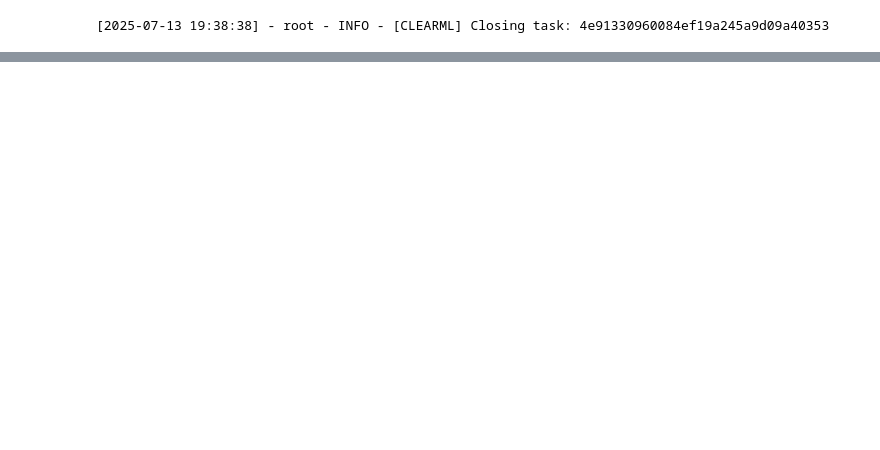
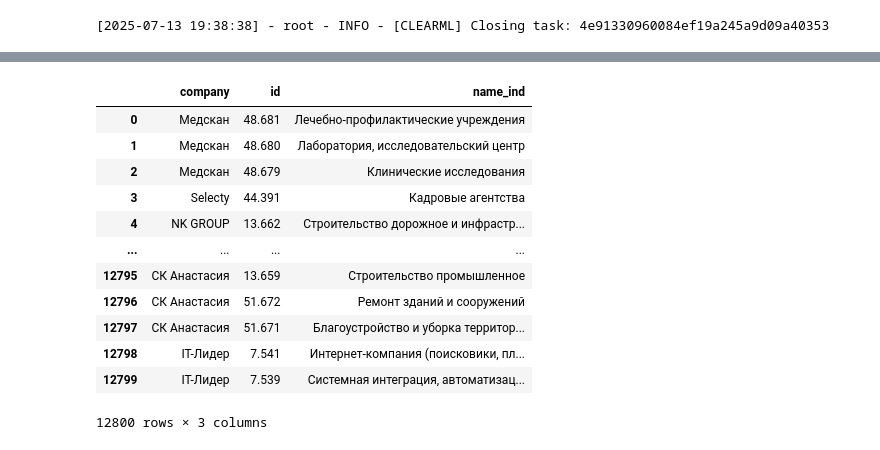
Before and after one commit to s1lver29/teta_ml_2025, a Jupyter notebook: teta_nn_1_2025_predict_salary/notebooks/eda.ipynb, the cells around one changed output, grey strips where cells are left out. Saved outputs shown, nothing was run; the diff lists cells and outputs as text; code cells hidden in the pictures; blank space fills up the shorter version.

```diff
--- a/teta_nn_1_2025_predict_salary/notebooks/eda.ipynb
+++ b/teta_nn_1_2025_predict_salary/notebooks/eda.ipynb
@@ -293,0 +544,10 @@ experiment_track.close()
+# %%
+companies_explode = []
+
+for row in tqdm(companies_temp.iterrows(), total=len(companies_temp)):
+    companies_info_industries = []
+    for i in range(5):
+        if row[1][i]:
+            companies_explode.append([row[1]["company"], row[1][i]["id"], row[1][i]["name"]])
+# %%
+companies_explode = pd.DataFrame(companies_explode)
@@ -293,0 +560,16 @@ experiment_track.close()
+# %%
+companies_explode.groupby(by="company").head(5)
+# %% [output]
+|  | company | id | name_ind |
+| 0 | Медскан | 48.681 | Лечебно-профилактические учреждения |
+| 1 | Медскан | 48.680 | Лаборатория, исследовательский центр |
+| 2 | Медскан | 48.679 | Клинические исследования |
+| 3 | Selecty | 44.391 | Кадровые агентства |
+| 4 | NK GROUP | 13.662 | Строительство дорожное и инфрастр... |
+| ... | ... | ... | ... |
+| 12795 | СК Анастасия | 13.659 | Строительство промышленное |
+| 12796 | СК Анастасия | 51.672 | Ремонт зданий и сооружений |
+| 12797 | СК Анастасия | 51.671 | Благоустройство и уборка территор... |
+| 12798 | IT-Лидер | 7.541 | Интернет-компания (поисковики, пл... |
+| 12799 | IT-Лидер | 7.539 | Системная интеграция, автоматизац... |
+12800 rows × 3 columns
```
Also changed, not shown: parts of 27 cells of this notebook, 10 other files.
